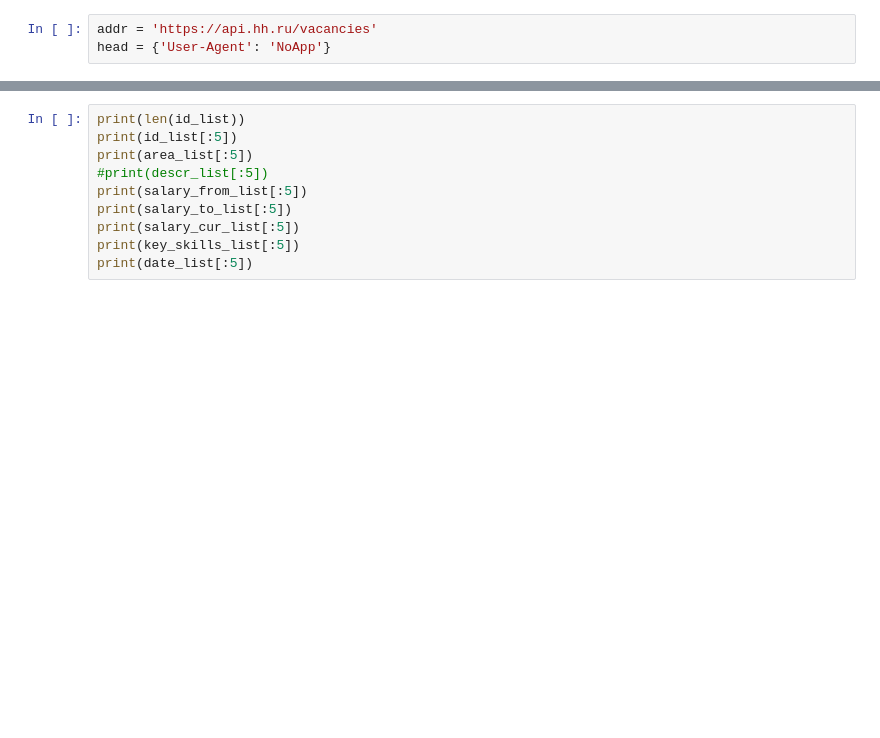
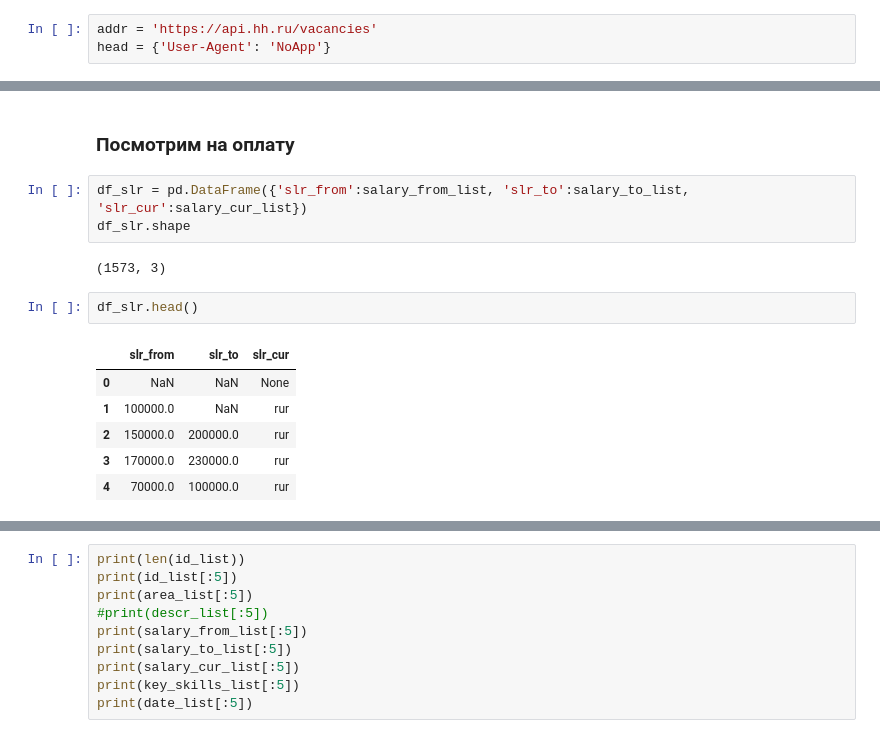
Before and after one commit to tlaanstra/hh_vacancy_skills, a Jupyter notebook: hh.ipynb, the cells around one changed output, grey strips where cells are left out. Cells and saved outputs as stored; diff of their text form; blank space fills up the shorter version.

```diff
--- a/hh.ipynb
+++ b/hh.ipynb
@@ -128,0 +265,16 @@ Done
+# %% [markdown]
+### Посмотрим на оплату
+# %%
+df_slr = pd.DataFrame({'slr_from':salary_from_list, 'slr_to':salary_to_list, 'slr_cur':salary_cur_list})
+df_slr.shape
+# %% [output]
+(1573, 3)
+# %%
+df_slr.head()
+# %% [output]
+|  | slr_from | slr_to | slr_cur |
+| 0 | NaN | NaN | None |
+| 1 | 100000.0 | NaN | rur |
+| 2 | 150000.0 | 200000.0 | rur |
+| 3 | 170000.0 | 230000.0 | rur |
+| 4 | 70000.0 | 100000.0 | rur |
```
Also changed, not shown: parts of 27 cells of this notebook, 1 other file.
